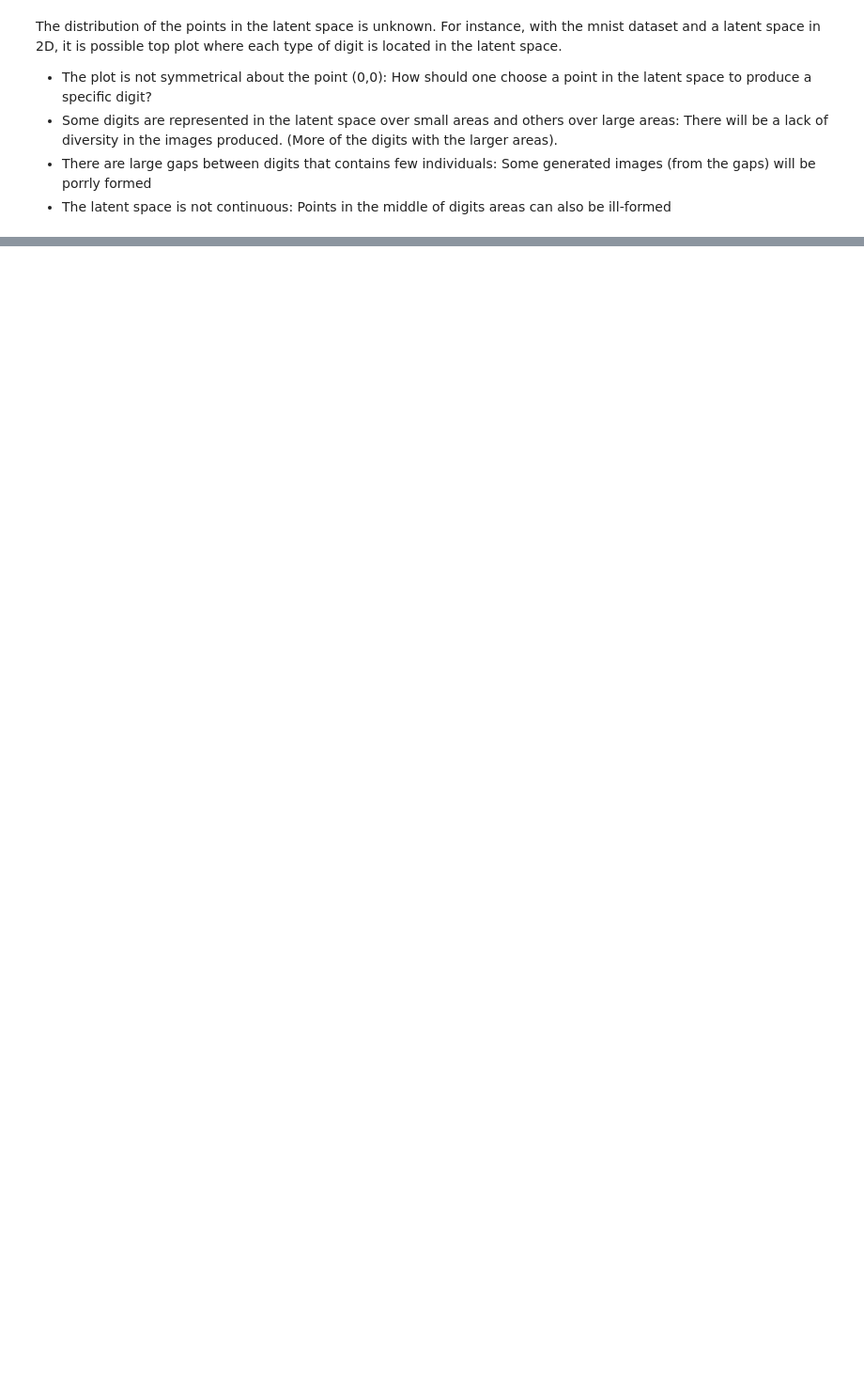
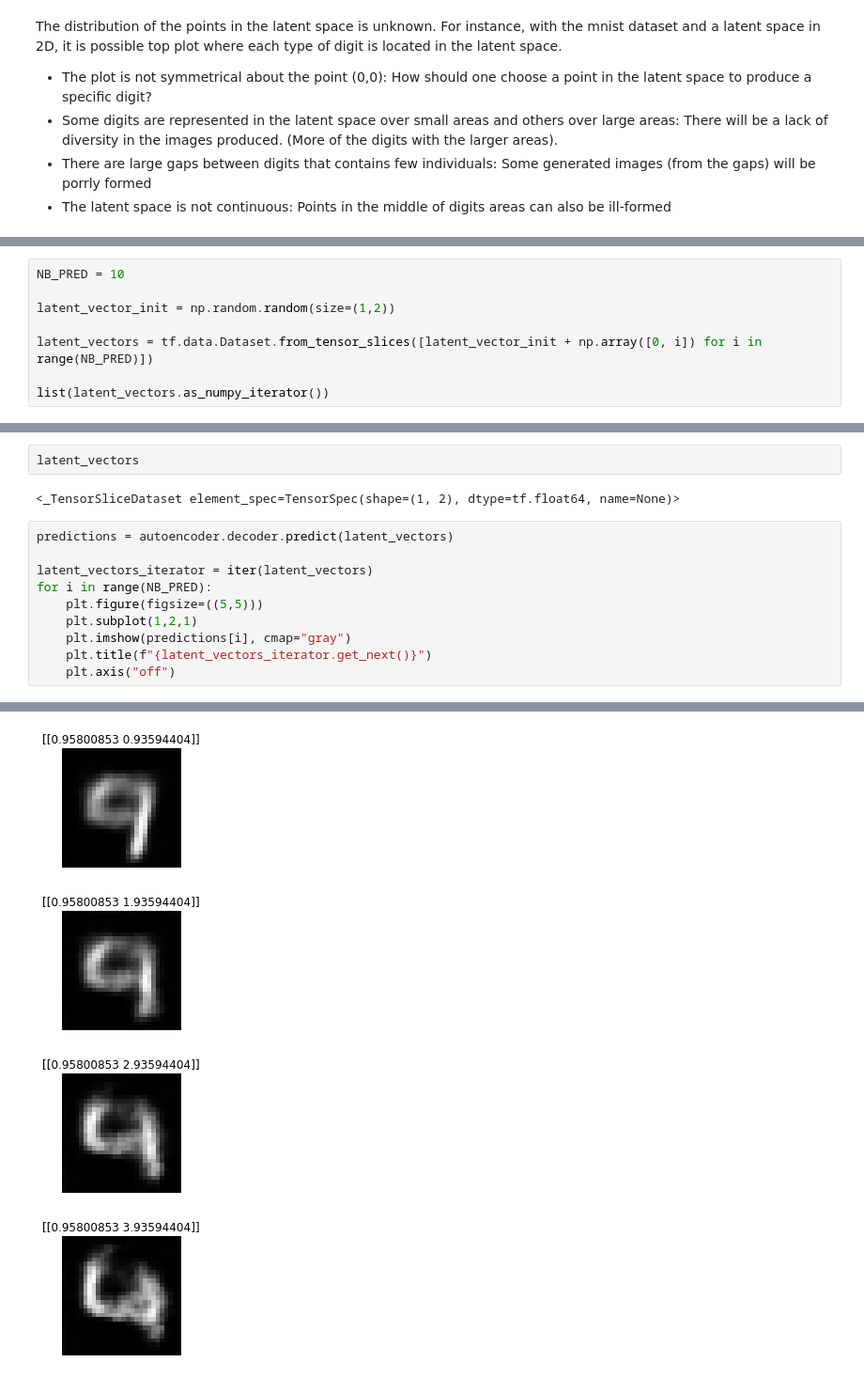
Before and after one commit to FABallemand/a-HiKE, a Jupyter notebook: Deep Generative Models/autoencoder/autoencoder.ipynb, the cells around one changed output, grey strips where cells are left out. Shown at 94% size. Cells and saved outputs as stored; diff of their text form; blank space fills up the shorter version.

```diff
--- a/Deep Generative Models/autoencoder/autoencoder.ipynb
+++ b/Deep Generative Models/autoencoder/autoencoder.ipynb
@@ -390,0 +468,8 @@ plt.imshow(prediction_2)
+# %%
+NB_PRED = 10
+
+latent_vector_init = np.random.random(size=(1,2))
+
+latent_vectors = tf.data.Dataset.from_tensor_slices([latent_vector_init + np.array([0, i]) for i in range(NB_PRED)])
+
+list(latent_vectors.as_numpy_iterator())
@@ -390,0 +487,15 @@ plt.imshow(prediction_2)
+# %%
+latent_vectors
+# %% [output]
+<_TensorSliceDataset element_spec=TensorSpec(shape=(1, 2), dtype=tf.float64, name=None)>
+# %%
+predictions = autoencoder.decoder.predict(latent_vectors)
+
+latent_vectors_iterator = iter(latent_vectors)
+for i in range(NB_PRED):
+    plt.figure(figsize=((5,5)))
+    plt.subplot(1,2,1)
+    plt.imshow(predictions[i], cmap="gray")
+    plt.title(f"{latent_vectors_iterator.get_next()}")
+    plt.axis("off")
+# %% [output]
@@ -390,0 +503,4 @@ plt.imshow(prediction_2)
+[figure, added]
+[figure, added]
+[figure, added]
+[figure, added]
```
Also changed, not shown: parts of 27 cells of this notebook.
